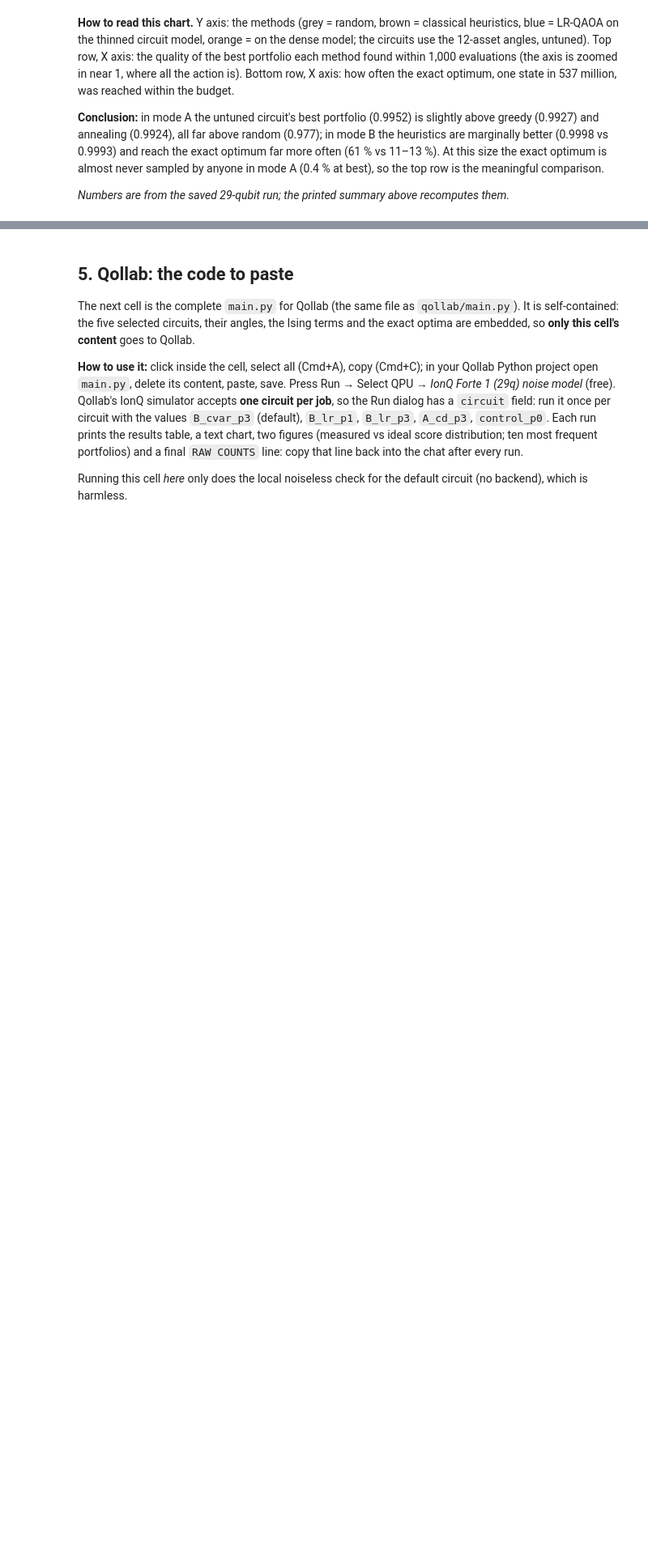
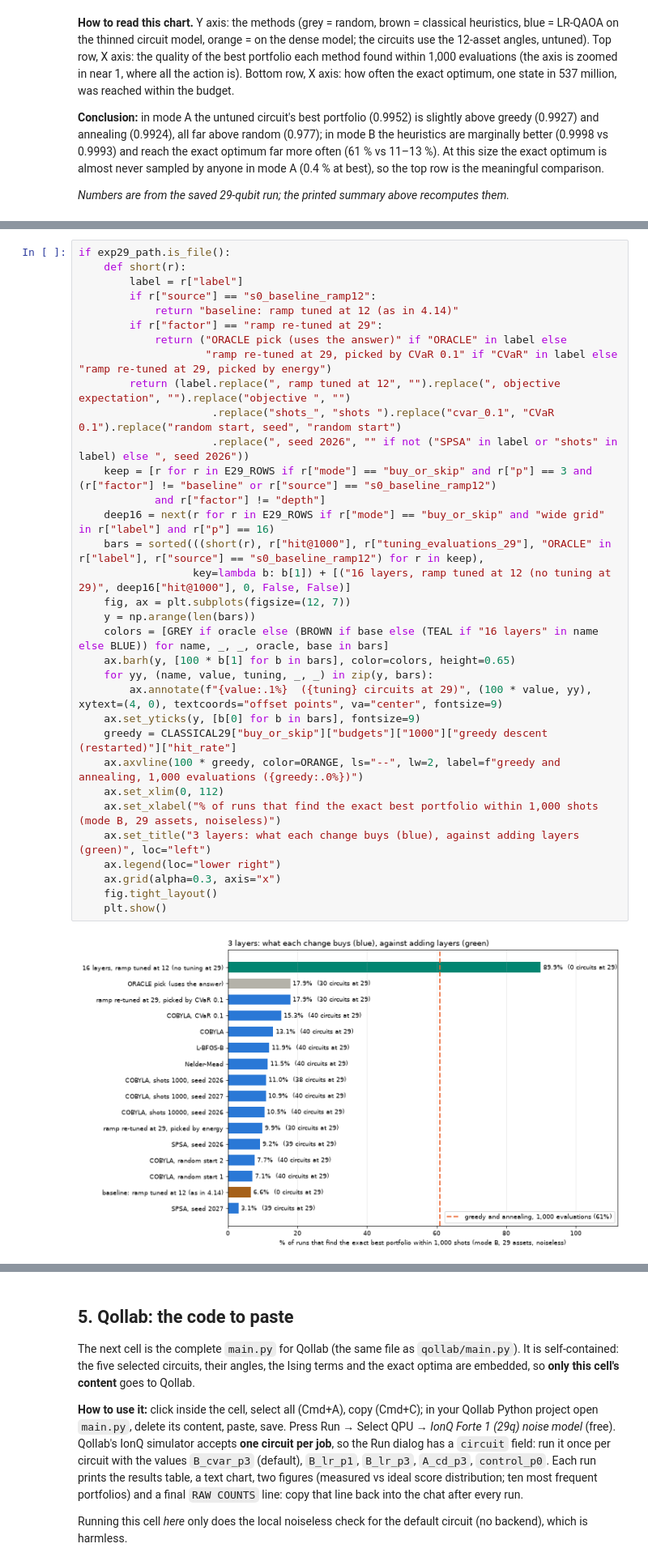
Before and after one commit to Oussema-t/zollerqu-qollab, a Jupyter notebook: stocks/stock_idea_ZollerQu.ipynb, the cells around one changed output, grey strips where cells are left out. Shown at 81% size. Cells and saved outputs as stored; diff of their text form; blank space fills up the shorter version.

```diff
--- a/stocks/stock_idea_ZollerQu.ipynb
+++ b/stocks/stock_idea_ZollerQu.ipynb
@@ -3002,0 +3124,35 @@ Text summary, B buy or skip: best portfolio within 1,000 evaluations has quality
+# %%
+if exp29_path.is_file():
+    def short(r):
+        label = r["label"]
+        if r["source"] == "s0_baseline_ramp12":
+            return "baseline: ramp tuned at 12 (as in 4.14)"
+        if r["factor"] == "ramp re-tuned at 29":
+            return ("ORACLE pick (uses the answer)" if "ORACLE" in label else
+                    "ramp re-tuned at 29, picked by CVaR 0.1" if "CVaR" in label else "ramp re-tuned at 29, picked by energy")
+        return (label.replace(", ramp tuned at 12", "").replace(", objective expectation", "").replace("objective ", "")
+                     .replace("shots_", "shots ").replace("cvar_0.1", "CVaR 0.1").replace("random start, seed", "random start")
+                     .replace(", seed 2026", "" if not ("SPSA" in label or "shots" in label) else ", seed 2026"))
+    keep = [r for r in E29_ROWS if r["mode"] == "buy_or_skip" and r["p"] == 3 and (r["factor"] != "baseline" or r["source"] == "s0_baseline_ramp12")
+            and r["factor"] != "depth"]
+    deep16 = next(r for r in E29_ROWS if r["mode"] == "buy_or_skip" and "wide grid" in r["label"] and r["p"] == 16)
+    bars = sorted(((short(r), r["hit@1000"], r["tuning_evaluations_29"], "ORACLE" in r["label"], r["source"] == "s0_baseline_ramp12") for r in keep),
+                  key=lambda b: b[1]) + [("16 layers, ramp tuned at 12 (no tuning at 29)", deep16["hit@1000"], 0, False, False)]
+    fig, ax = plt.subplots(figsize=(12, 7))
+    y = np.arange(len(bars))
+    colors = [GREY if oracle else (BROWN if base else (TEAL if "16 layers" in name else BLUE)) for name, _, _, oracle, base in bars]
+    ax.barh(y, [100 * b[1] for b in bars], color=colors, height=0.65)
+    for yy, (name, value, tuning, _, _) in zip(y, bars):
+        ax.annotate(f"{value:.1%}  ({tuning} circuits at 29)", (100 * value, yy), xytext=(4, 0), textcoords="offset points", va="center", fontsize=9)
+    ax.set_yticks(y, [b[0] for b in bars], fontsize=9)
+    greedy = CLASSICAL29["buy_or_skip"]["budgets"]["1000"]["greedy descent (restarted)"]["hit_rate"]
+    ax.axvline(100 * greedy, color=ORANGE, ls="--", lw=2, label=f"greedy and annealing, 1,000 evaluations ({greedy:.0%})")
+    ax.set_xlim(0, 112)
+    ax.set_xlabel("% of runs that find the exact best portfolio within 1,000 shots (mode B, 29 assets, noiseless)")
+    ax.set_title("3 layers: what each change buys (blue), against adding layers (green)", loc="left")
+    ax.legend(loc="lower right")
+    ax.grid(alpha=0.3, axis="x")
+    fig.tight_layout()
+    plt.show()
+# %% [output]
+[figure, added]
```
Also changed, not shown: parts of 7 cells of this notebook, 24 other files.
